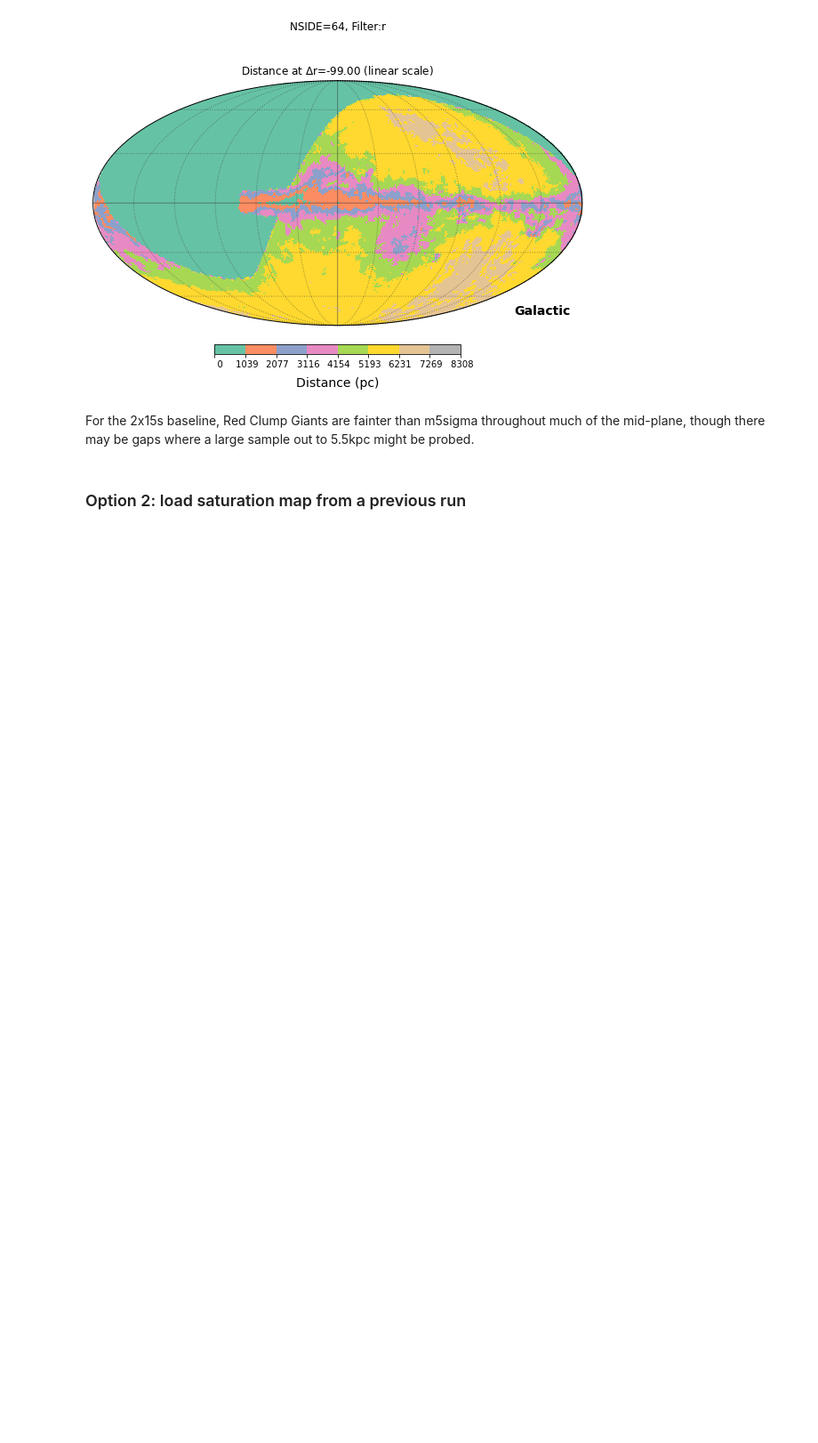
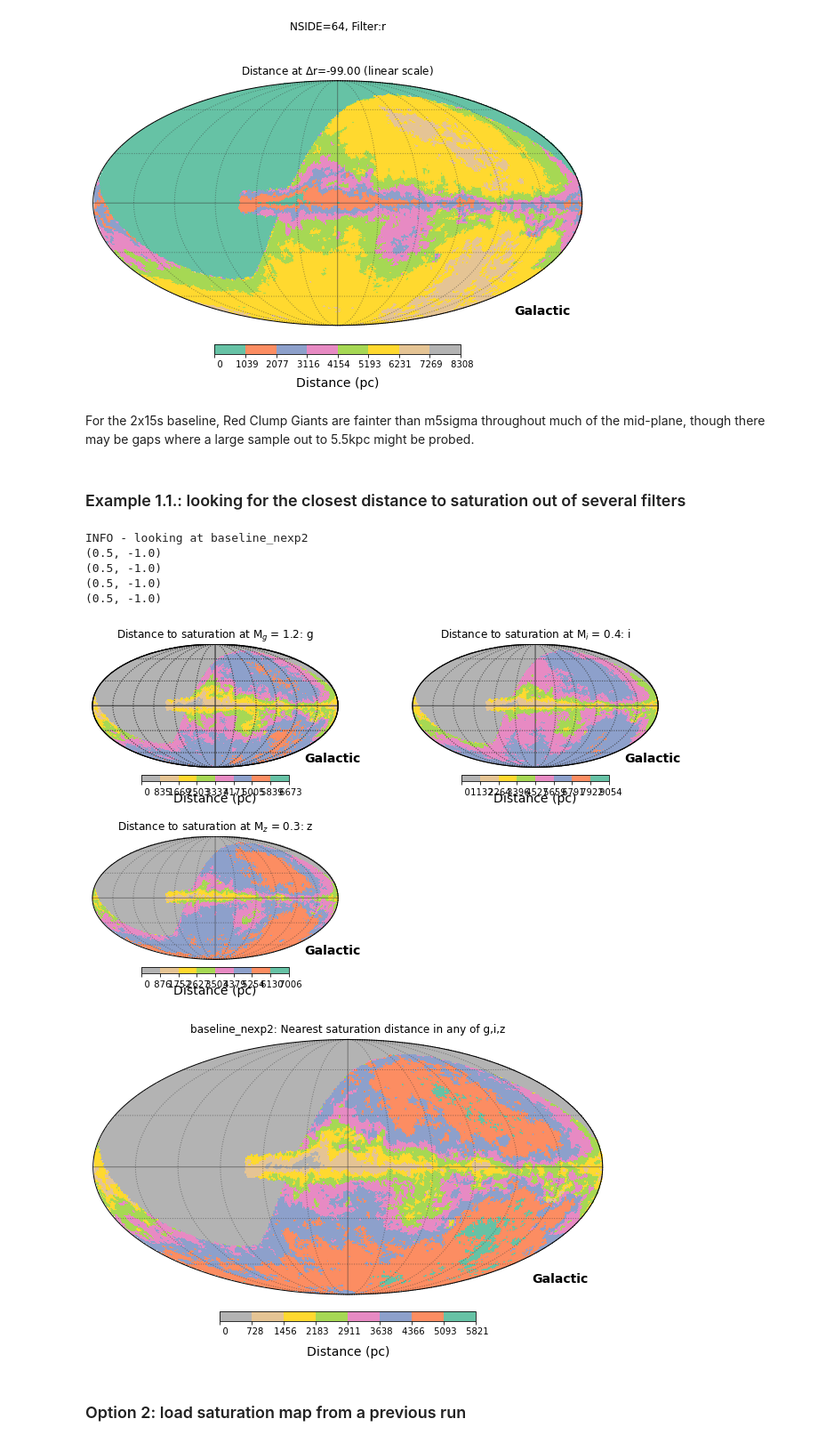
Before and after one commit to ebellm/rubinCadenceScratchWIC, a Jupyter notebook: jupyter/2021-04-06_tryExtinction3D.ipynb, the cells around one changed output. Shown at 89% size. Saved outputs shown, nothing was run; the diff lists cells and outputs as text; code cells hidden in the pictures; blank space fills up the shorter version.

Commit message:
Added example finding nearest saturation distance across multiple filters

```diff
--- a/jupyter/2021-04-06_tryExtinction3D.ipynb
+++ b/jupyter/2021-04-06_tryExtinction3D.ipynb
@@ -475,6 +476,69 @@ readExtinction.testDeltamags('u', -99, cmap='Set2', pathMap=pathReddening, dmagV
 plt.gcf().suptitle('Distance to m5sigma (u) for M_u=%.2f, run %s' % (M_u, nameThis))
 # %% [markdown]
 For the 2x15s baseline, Red Clump Giants are fainter than m5sigma throughout much of the mid-plane, though there may be gaps where a large sample out to 5.5kpc might be probed.
+# %% [markdown]
+### Example 1.1.: looking for the closest distance to saturation out of several filters ###
+# %%
+# Here, we loop through a few filters of interest and compare the differences.
+# First we load the extinction map, then we use it.
+ebv = readExtinction.ebv3d(pathReddening)
+ebv.loadMap()
+
+# we need the absolute magnitudes for our target objects. Let's use a red clump giant:
+absMags = sims_utils.stellarMags('K', 0.55)
+
+# In this case we have the saturation level at each filter from upstream in the notebook.
+# We take the metric values from the zero'th metric evaluation. For the moment, let's
+# find out the run name:
+nameOpsim = lEvals[0]['r']['run_name']
+print("INFO - looking at %s" % (nameOpsim))
+
+distsAll = np.array([])
+filts = ['g', 'i', 'z']
+for iFilter in range(len(filts)):
+    thisFilter = filts[iFilter]
+
+    # We need the (m-M) for the current filter.
+    M_abs = absMags[thisFilter]
+    m_this = lEvals[0][thisFilter]['saturation'].metricValues
+    mMinusM_sat = m_this - M_abs
+
+    # Now we find the distance at which mMinusM_sat is indicated. (Since the "getDistanceAtMag"
+    # routine also returns the mMinusM vector - which in this case we supplied as an input! -
+    # we use "_" to indicate that this second return is a dummy variable.)
+    distsClosest, _ = ebv.getDistanceAtMag(mMinusM_sat, thisFilter)
+
+    # stack this on to the master array that indicates distances for each filter
+    if np.size(distsAll) < 1:
+        distsAll = np.copy(distsClosest)
+    else:
+        distsAll = np.vstack(( distsAll, distsClosest))
+
+    # Plot the result (the fontsize for the colorbars needs updating!)
+    sTitle = r'Distance to saturation at M$_%s$ = %.1f: %s' % (thisFilter, M_abs, thisFilter)
+    thisFigure = ebv.showMollview(distsClosest, 1, cmap='Set2_r', norm='linear', \
+                                   coord=['C','G'], sUnit='Distance (pc)', \
+                                 subplot=(2,2,iFilter+1), clobberFigure=iFilter < 1, \
+                                 sTitle=sTitle, \
+                                 margins=(0.02, 0.06, 0.00, 0.00))
+
+# Now find the minimum distance at each sightline:
+distLims = np.min(distsAll, axis=0)
+
+# Plot this minimum distance
+sSuptitle = '%s: Nearest saturation distance in any of %s' % (nameOpsim, ','.join(filts))
+fig2 = ebv.showMollview(distLims, 2, cmap='Set2_r', norm='linear', \
+                                   coord=['C','G'], sUnit='Distance (pc)', \
+                                 clobberFigure=True, \
+                                 sTitle=sSuptitle)
+# %% [output]
+INFO - looking at baseline_nexp2
+(0.5, -1.0)
+(0.5, -1.0)
+(0.5, -1.0)
+(0.5, -1.0)
+[figure, added]
+[figure, added]
 # %% [markdown]
 ### Option 2: load saturation map from a previous run ###
 # %%
```
Also changed, not shown: parts of 1 cell of this notebook.
